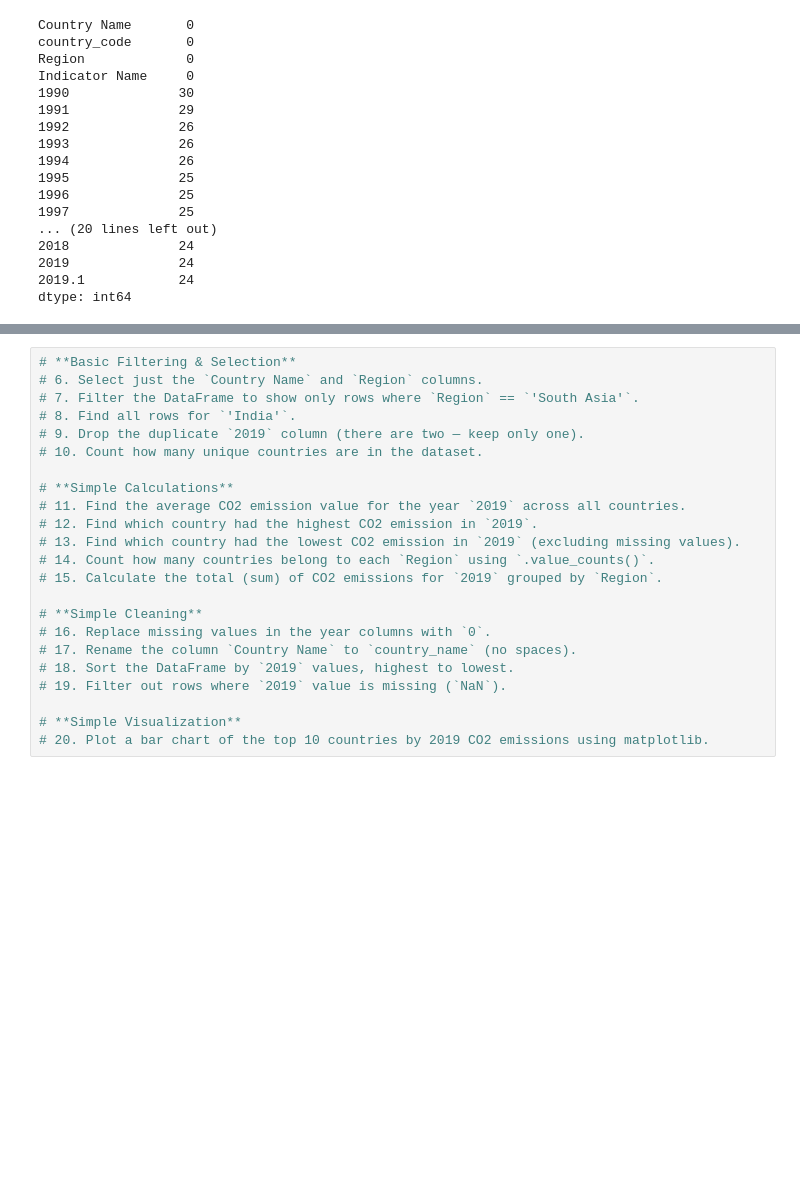
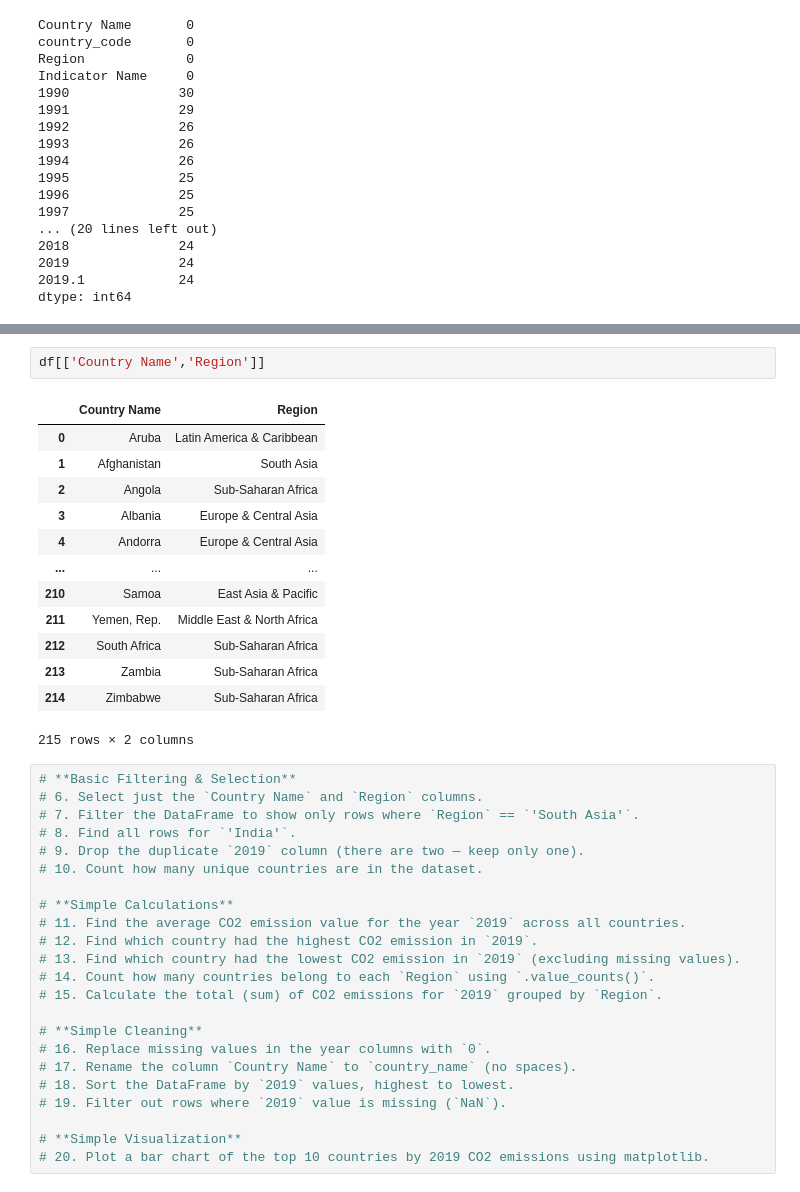
Before and after one commit to shiva3994/Projects, a Jupyter notebook: Python/P_CO2_emission.ipynb, the cells around one changed output, grey strips where cells are left out. Saved outputs shown, nothing was run; the diff lists cells and outputs as text; blank space fills up the shorter version.

```diff
--- a/Python/P_CO2_emission.ipynb
+++ b/Python/P_CO2_emission.ipynb
@@ -94,3 +106,19 @@ dtype: int64
+# %%
+df[['Country Name','Region']]
+# %% [output]
+|  | Country Name | Region |
+| 0 | Aruba | Latin America & Caribbean |
+| 1 | Afghanistan | South Asia |
+| 2 | Angola | Sub-Saharan Africa |
+| 3 | Albania | Europe & Central Asia |
+| 4 | Andorra | Europe & Central Asia |
+| ... | ... | ... |
+| 210 | Samoa | East Asia & Pacific |
+| 211 | Yemen, Rep. | Middle East & North Africa |
+| 212 | South Africa | Sub-Saharan Africa |
+| 213 | Zambia | Sub-Saharan Africa |
+| 214 | Zimbabwe | Sub-Saharan Africa |
+215 rows × 2 columns
 # %%
 # **Basic Filtering & Selection**
 # 6. Select just the `Country Name` and `Region` columns.
```
Also changed, not shown: parts of 2 cells of this notebook.
